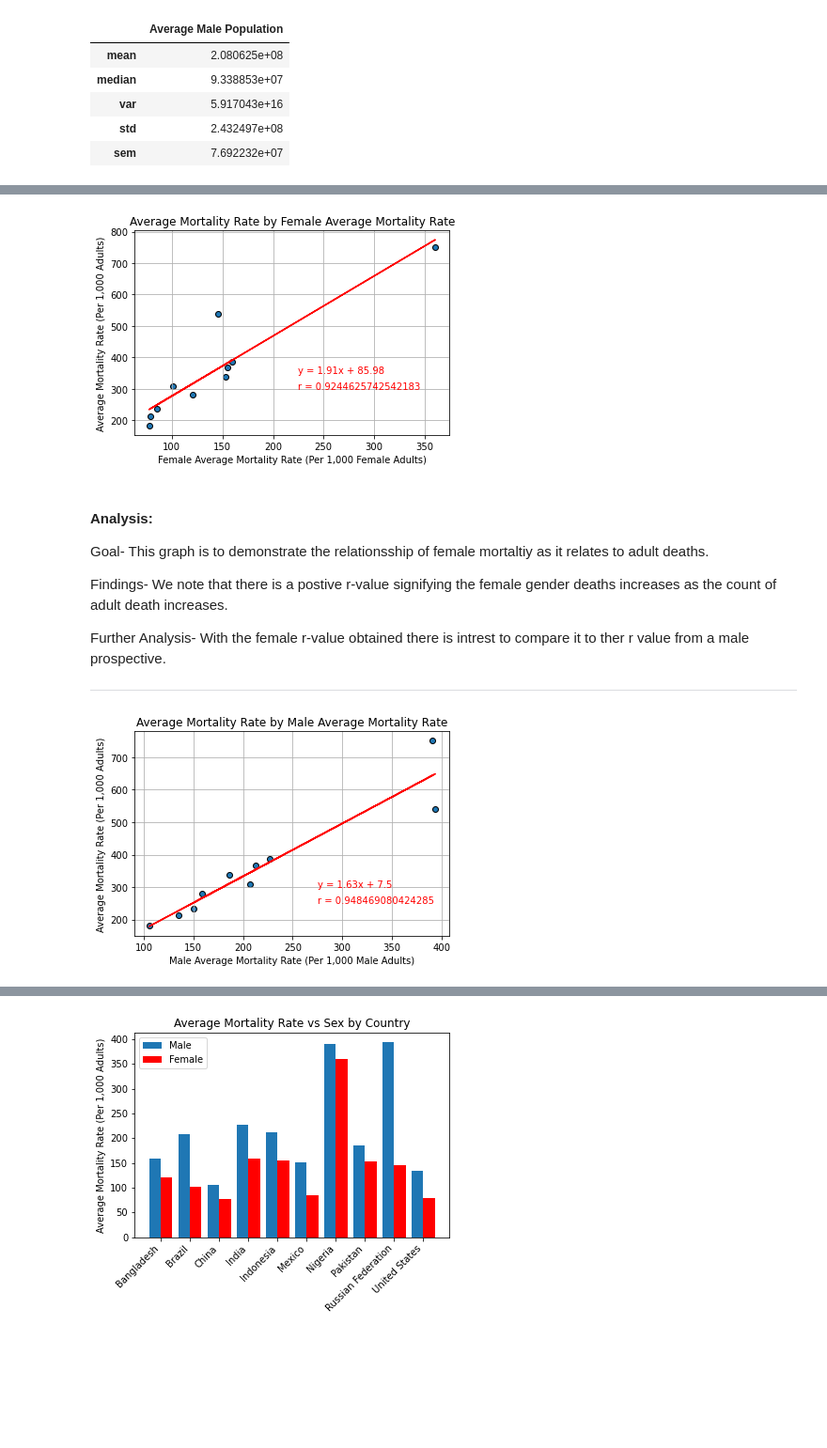
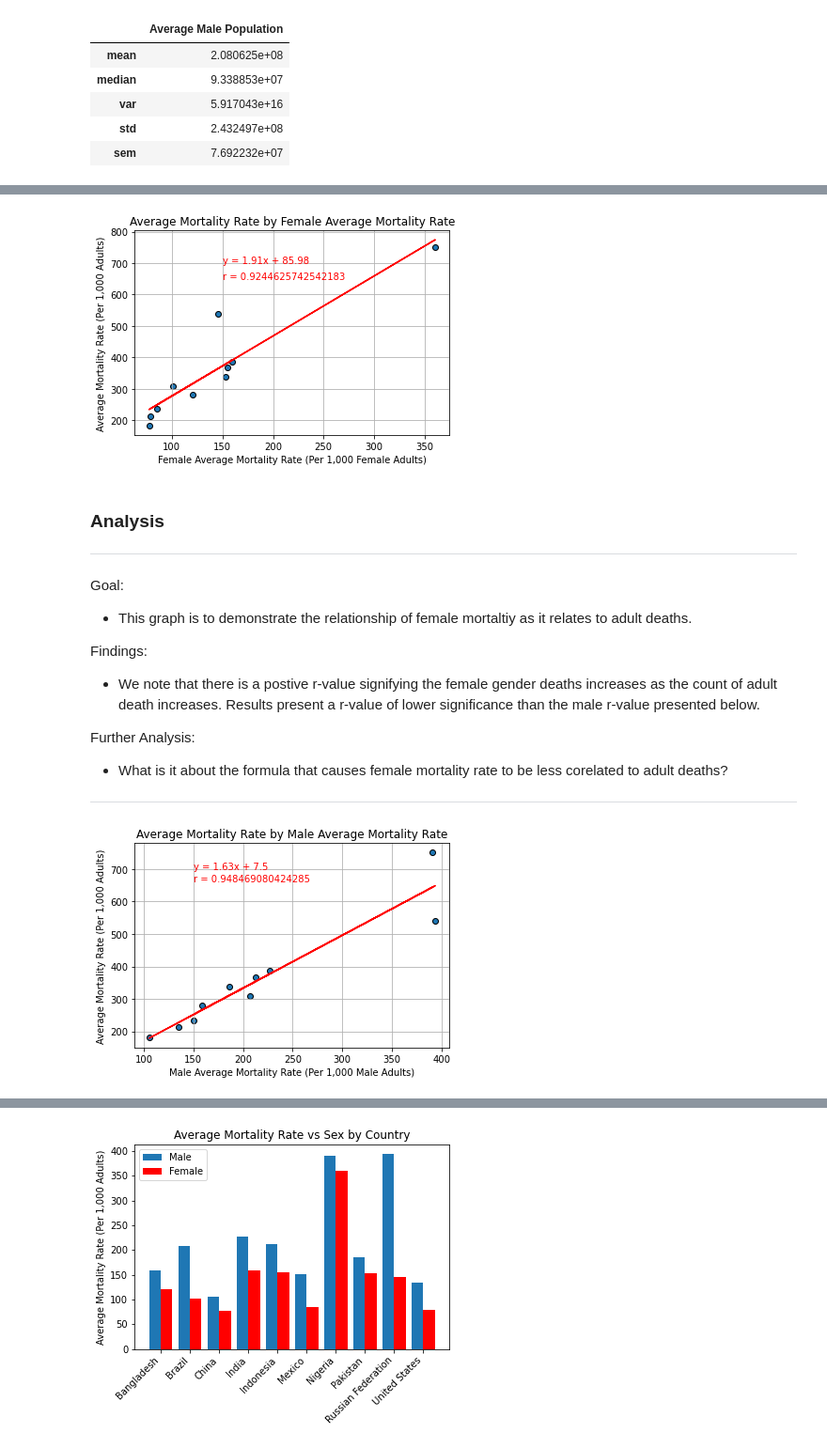
Before and after one commit to ralphy32/project_1, a Jupyter notebook: project1.ipynb, the cells around one changed output, grey strips where cells are left out. Shown at 94% size. Cells and saved outputs as stored; diff of their text form; code cells hidden in the pictures; blank space fills up the shorter version.

Commit message:
Adding analysis

```diff
--- a/project1.ipynb
+++ b/project1.ipynb
@@ -352,43 +365,44 @@ sorted_gender_df.agg({"Average Male Population":["mean","median","var","std","se
 # %%
 # Plot Average Mortality Rate by Female Average Mortality Rate (Per 1,000 Female Adults)
 x_values = sorted_gender_df ["Female Average Mortality Rate (Per 1,000 Female Adults)"]
 y_values = sorted_gender_df ["Average Mortality Rate (Per 1,000 Adults)"]
 plt.scatter(x_values,y_values, edgecolors="k")
 plt.title ("Average Mortality Rate by Female Average Mortality Rate")
 plt.xlabel ("Female Average Mortality Rate (Per 1,000 Female Adults)")
 plt.ylabel ("Average Mortality Rate (Per 1,000 Adults)")
 plt.grid()
 
 # Linear regression
 (slope, intercept, rvalue, pvalue, stderr) = linregress(x_values, y_values)
 regress_values = x_values * slope + intercept
 plt.plot(x_values, regress_values, "r")
 
 # Annotate
 line_eq = "y = " + str(round(slope,2)) + "x + " + str(round(intercept,2))
-plt.annotate(line_eq,(225,350),color="red")
-plt.annotate(f'r = {rvalue}',(225,300),color="r")
+plt.annotate(line_eq,(150,700),color="red")
+plt.annotate(f'r = {rvalue}',(150,650),color="r")
 
 # Save the figure
 plt.savefig("output_figs/Female Average Mortality Rate.png")
 
 # Display the figure
 plt.show()
 # %% [output]
-[figure, old version]
+[figure, new version]
 # %% [markdown]
-#### Analysis:
+### Analysis
+----------------------
+Goal:
+- This graph is to demonstrate the relationship of female mortaltiy as it relates to adult deaths.
 
-Goal- This graph is to demonstrate the relationsship of female mortaltiy as it relates to adult deaths.
+Findings:
+- We note that there is a postive r-value signifying the female gender deaths increases as the count of adult death increases. Results present a r-value of lower significance than the male r-value presented below.
 
-Findings- We note that there is a postive r-value signifying the female gender deaths increases as the count of adult death increases.
-
-Further Analysis- With the female r-value obtained there is intrest to compare it to ther r value from a male prospective.
-
-
------------------
+Further Analysis:
+- What is it about the formula that causes female mortality rate to be less corelated to adult deaths?
+----------------------
 # %%
-# Plot Average Mortality Rate by Male Average Mortality Rate (Per 1,000 Female Adults)
+# Plot Average Mortality Rate by Male Average Mortality Rate (Per 1,000 Male Adults)
 x_values = sorted_gender_df ["Male Average Mortality Rate (Per 1,000 Male Adults)"]
 y_values = sorted_gender_df ["Average Mortality Rate (Per 1,000 Adults)"]
 plt.scatter(x_values,y_values, edgecolors="k")
@@ -404,8 +418,8 @@ plt.plot(x_values, regress_values, "r")
 
 # Annotate
 line_eq = "y = " + str(round(slope,2)) + "x + " + str(round(intercept,2))
-plt.annotate(line_eq,(275,300),color="red")
-plt.annotate(f'r = {rvalue}',(275,250),color="r")
+plt.annotate(line_eq,(150,700),color="red")
+plt.annotate(f'r = {rvalue}',(150,660),color="r")
 
 # Save the figure
 plt.savefig("output_figs/Male Average Mortality Rate.png")
@@ -413,5 +427,5 @@ plt.savefig("output_figs/Male Average Mortality Rate.png")
 # Display the figure
 plt.show()
 # %% [output]
-[figure, old version]
+[figure, new version]
 # %% [markdown]
```
Also changed, not shown: parts of 21 cells of this notebook, 4 other files.
